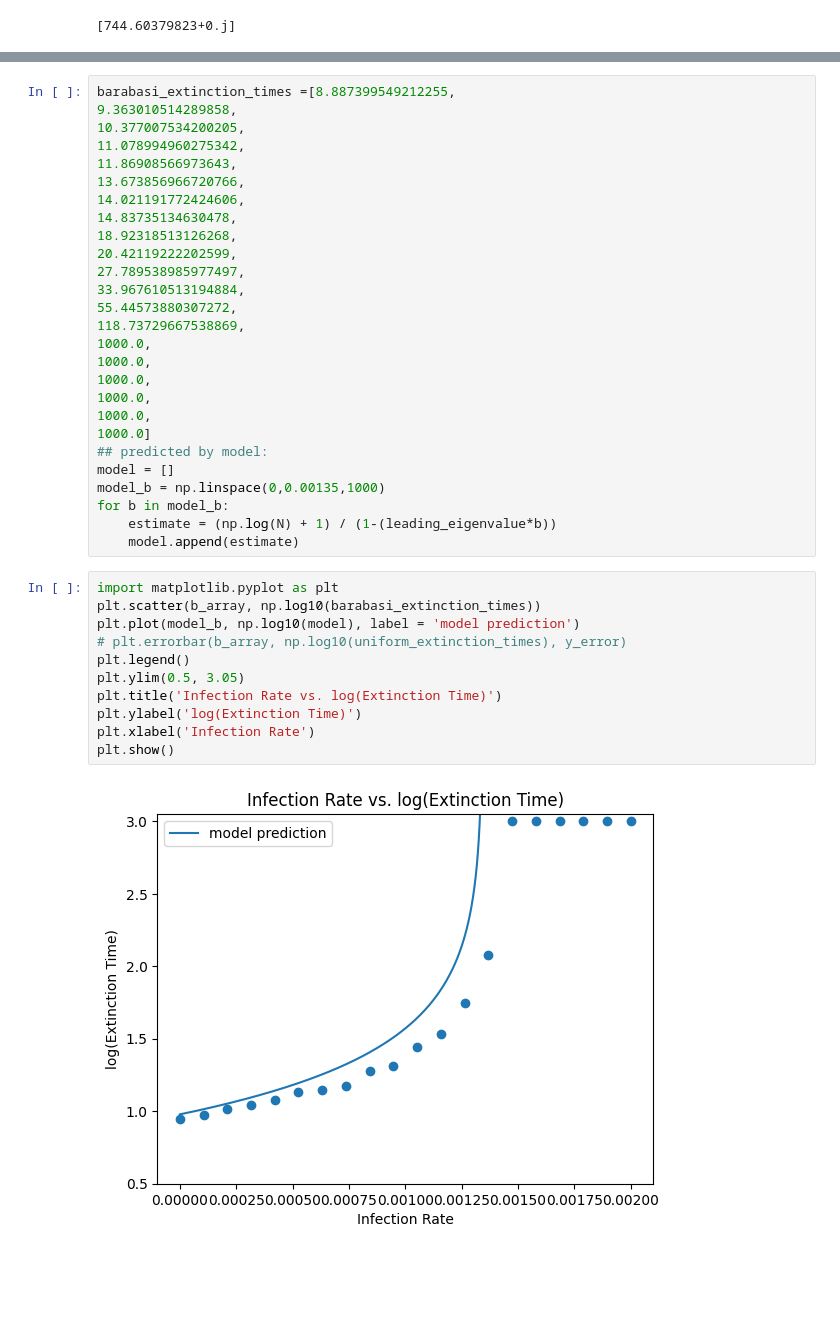
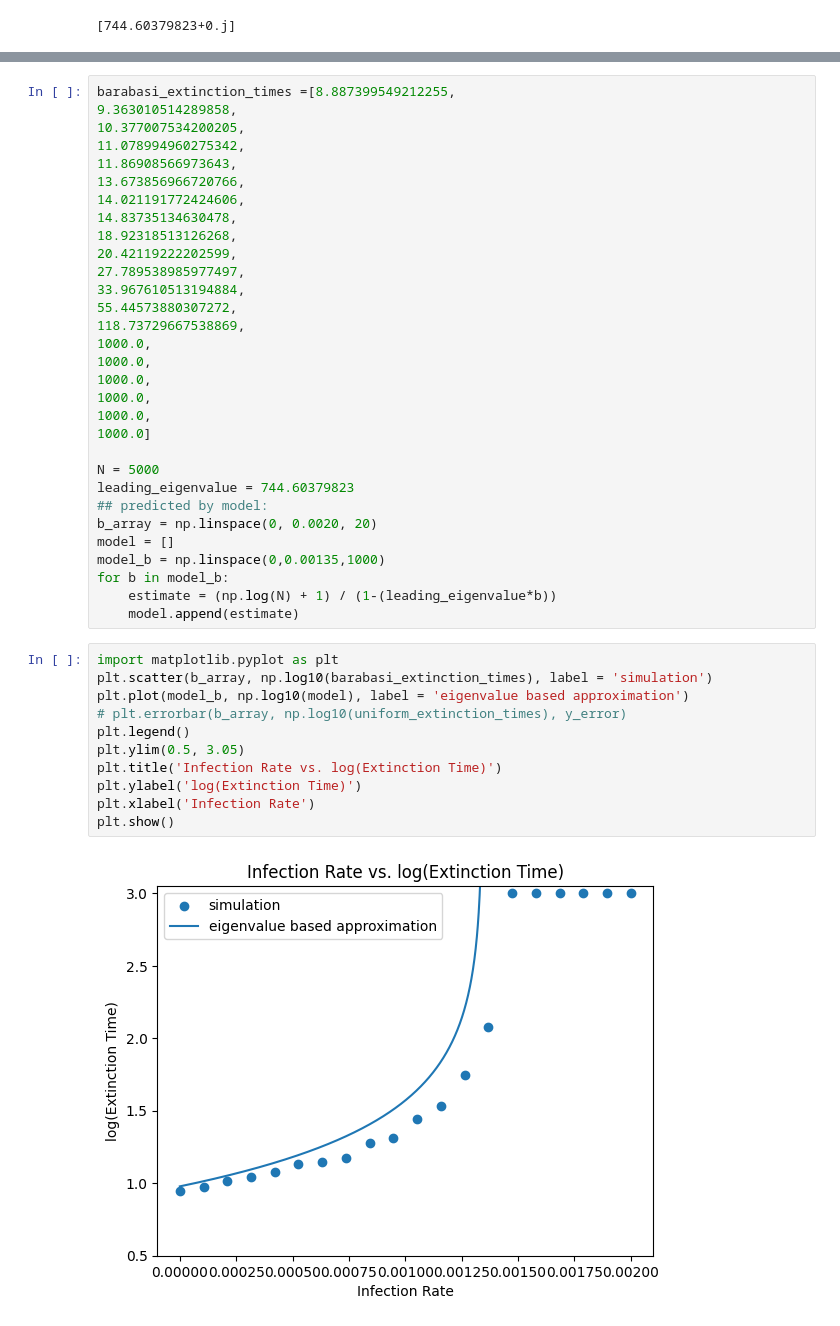
Before and after one commit to sharmashreya2002/iib_project, a Jupyter notebook: Extinction_Time_Simulation/test_new_network.ipynb, the cells around one changed output, grey strips where cells are left out. Saved outputs shown, nothing was run; the diff lists cells and outputs as text; blank space fills up the shorter version.

Commit message:
new graphs

```diff
--- a/Extinction_Time_Simulation/test_new_network.ipynb
+++ b/Extinction_Time_Simulation/test_new_network.ipynb
@@ -151,7 +151,11 @@ barabasi_extinction_times =[8.887399549212255,
 1000.0,
 1000.0,
 1000.0]
+
+N = 5000
+leading_eigenvalue = 744.60379823
 ## predicted by model:
+b_array = np.linspace(0, 0.0020, 20)
 model = []
 model_b = np.linspace(0,0.00135,1000)
 for b in model_b:
@@ -159,14 +163,14 @@ for b in model_b:
     model.append(estimate)
 # %%
 import matplotlib.pyplot as plt
-plt.scatter(b_array, np.log10(barabasi_extinction_times))
-plt.plot(model_b, np.log10(model), label = 'model prediction')
+plt.scatter(b_array, np.log10(barabasi_extinction_times), label = 'simulation')
+plt.plot(model_b, np.log10(model), label = 'eigenvalue based approximation')
 # plt.errorbar(b_array, np.log10(uniform_extinction_times), y_error)
 plt.legend()
 plt.ylim(0.5, 3.05)
 plt.title('Infection Rate vs. log(Extinction Time)')
 plt.ylabel('log(Extinction Time)')
 plt.xlabel('Infection Rate')
 plt.show()
 # %% [output]
-[figure, old version]
+[figure, new version]
```
Also changed, not shown: 2 other files.
